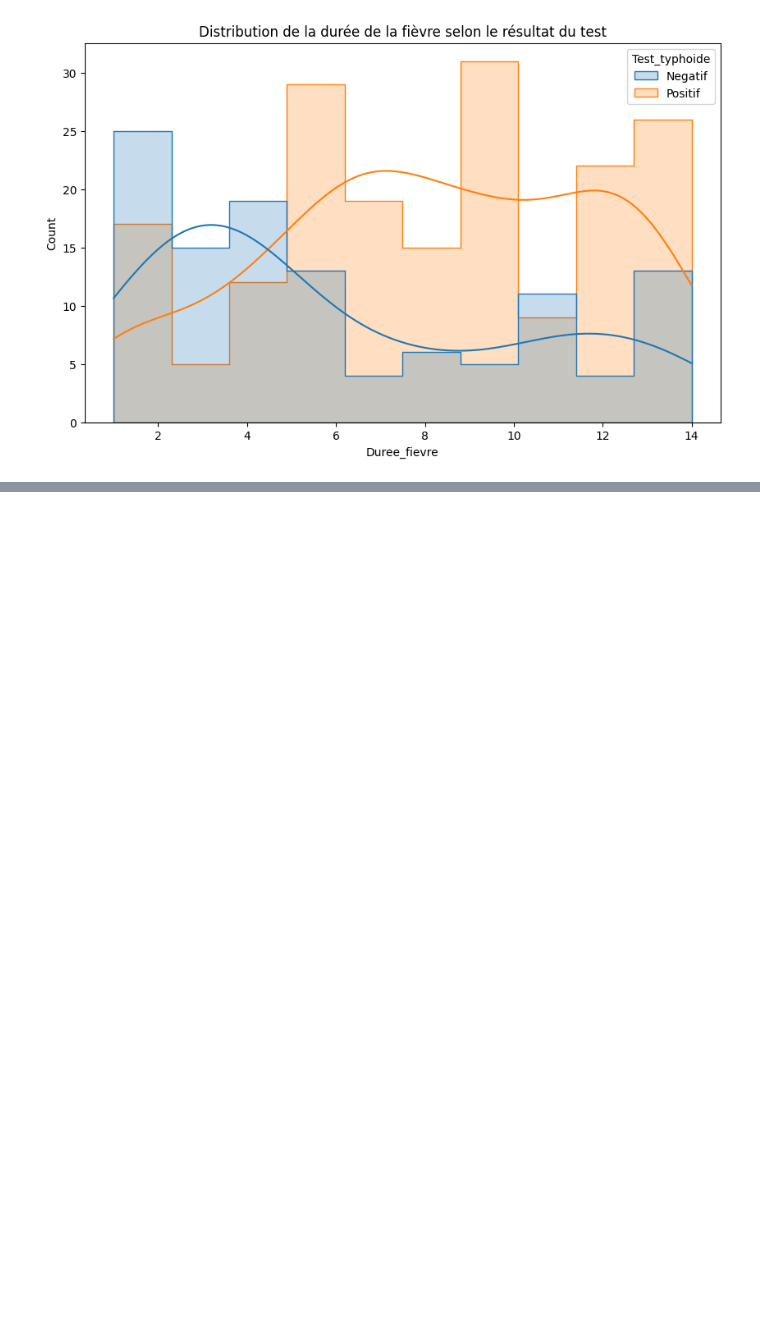
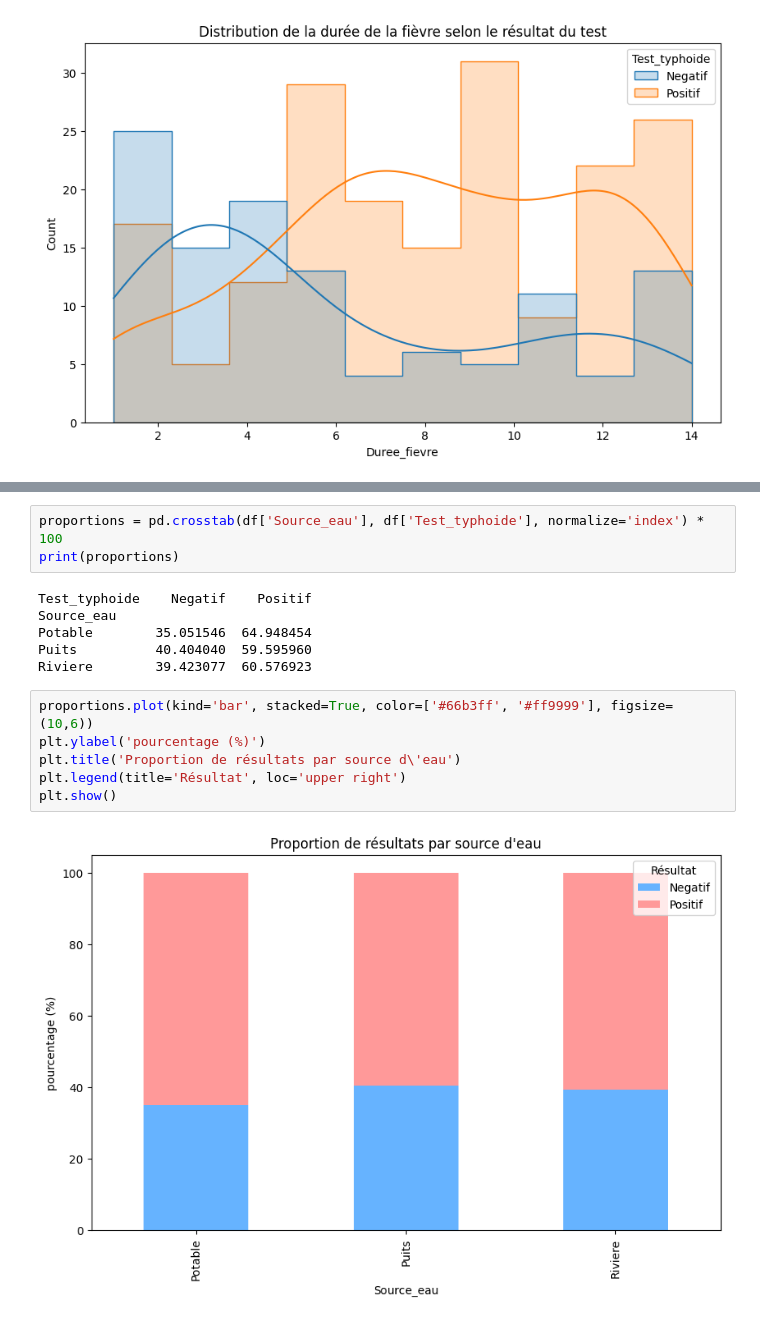
Before and after one commit to ahmediyadev/Analyse_de_donnee_projet2, a Jupyter notebook: exercice_3/taff.ipynb, the cells around one changed output, grey strips where cells are left out. Cells and saved outputs as stored; diff of their text form; blank space fills up the shorter version.

```diff
--- a/exercice_3/taff.ipynb
+++ b/exercice_3/taff.ipynb
@@ -245,0 +258,17 @@ plt.show()
+# %%
+proportions = pd.crosstab(df['Source_eau'], df['Test_typhoide'], normalize='index') * 100
+print(proportions)
+# %% [output]
+Test_typhoide    Negatif    Positif
+Source_eau
+Potable        35.051546  64.948454
+Puits          40.404040  59.595960
+Riviere        39.423077  60.576923
+# %%
+proportions.plot(kind='bar', stacked=True, color=['#66b3ff', '#ff9999'], figsize=(10,6))
+plt.ylabel('pourcentage (%)')
+plt.title('Proportion de résultats par source d\'eau')
+plt.legend(title='Résultat', loc='upper right')
+plt.show()
+# %% [output]
+[figure, added]
```
Also changed, not shown: parts of 17 cells of this notebook.
